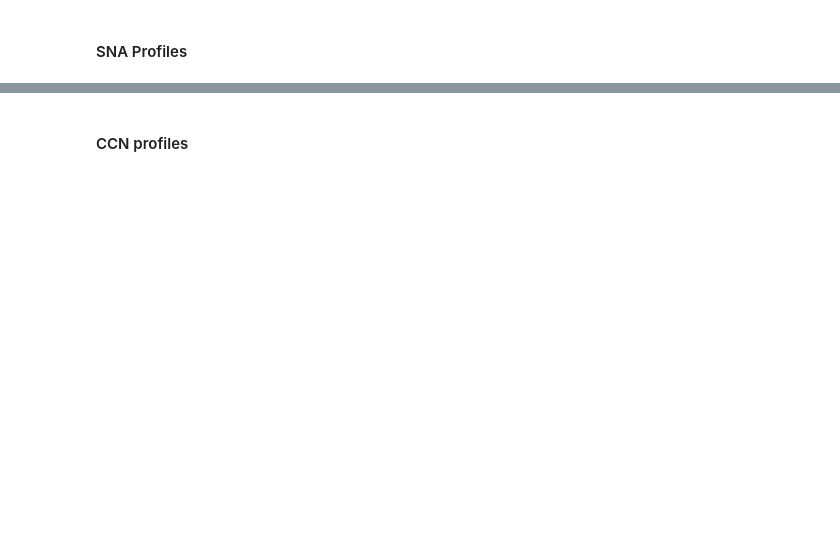
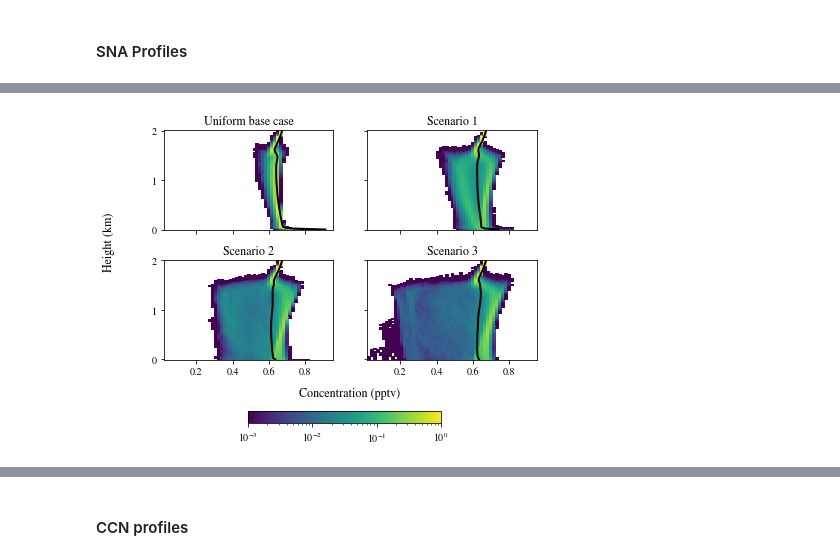
Before and after one commit to samfrederick/WRF-PartMC-LES, a Jupyter notebook: analysis/10km-analysis/paper-figures.ipynb, the cells around one changed output, grey strips where cells are left out. Drawn from its saved outputs; the diff is of its cells as text; code cells hidden in the pictures; blank space fills up the shorter version.

```diff
--- a/analysis/10km-analysis/paper-figures.ipynb
+++ b/analysis/10km-analysis/paper-figures.ipynb
@@ -38,0 +74,40 @@ plotScenariosVarsVerticalProfile(scenarios=['uniform-basecase', 'fx1fy0', 'road-
+# %%
+t = 36
+var = 'oh'
+nbins = 50
+norm = matplotlib.colors.LogNorm(vmin=.001, vmax=1)
+#Archive.aero_data['point-source-1x1']['oh'][36, 0, :, :]
+fig, ax = plt.subplots(2,2, figsize=(6.7,5.5), sharey=True, sharex=True, layout='constrained')
+var_max = Archive.aero_data['point-source-1x1'][var][t, :, :, :].max()#np.quantile(Archive.aero_data['point-source-1x1'][var][t, :, :, :], 0.99)
+var_min = Archive.aero_data['point-source-1x1'][var][t, :, :, :].min()#np.quantile(Archive.aero_data['point-source-1x1'][var][t, :, :, :], 0.01)
+genlabels = Archive.getScenarioGeneralLabels()
+plt.subplots_adjust(hspace=.3)
+for ax, scenario in zip(ax.flatten(), list(Archive.getScenarioSH().keys())):
+
+    bins = np.linspace(var_min, var_max, nbins)
+
+    hist2d = np.zeros((100, nbins-1))
+    mean_arr = np.zeros((100))
+    for i in range(100):
+        hist, bins = np.histogram(Archive.aero_data[scenario][var][t, i, :, :], bins, density=False)
+        hist = hist/hist.sum()
+        hist2d[i, :] = hist
+
+        mean_val = Archive.aero_data[scenario][var][t, i, :, :].mean(axis=(0, 1))
+        mean_arr[i] = mean_val
+
+    x=bins[:-1]
+    y=np.linspace(0, 2, 100)
+    c = ax.pcolormesh(1e6*x, y, hist2d, norm=norm,edgecolor='face')
+    ax.plot(1e6*mean_arr, y, lw=2, c='k')
+    ax.set_title(genlabels[scenario])
+    #ax.set_xticklabels(bins[::10])
+fig.subplots_adjust(bottom=0.3)
+cbar_ax = fig.add_axes([0.3, 0.14, 0.4, 0.03])
+fig.colorbar(c, cax=cbar_ax, orientation='horizontal')
+fig.supxlabel('Concentration (pptv)', y=.2, x=.51)
+fig.supylabel('Height (km)', x=0, y=.6)
+#fig.colorbar(c, ax=ax, orientation='horizontal')
+plt.savefig("oh-histogram-test.pdf", bbox_inches="tight", format="pdf")
+# %% [output]
+[figure, added]
```
Also changed, not shown: parts of 27 cells of this notebook.
